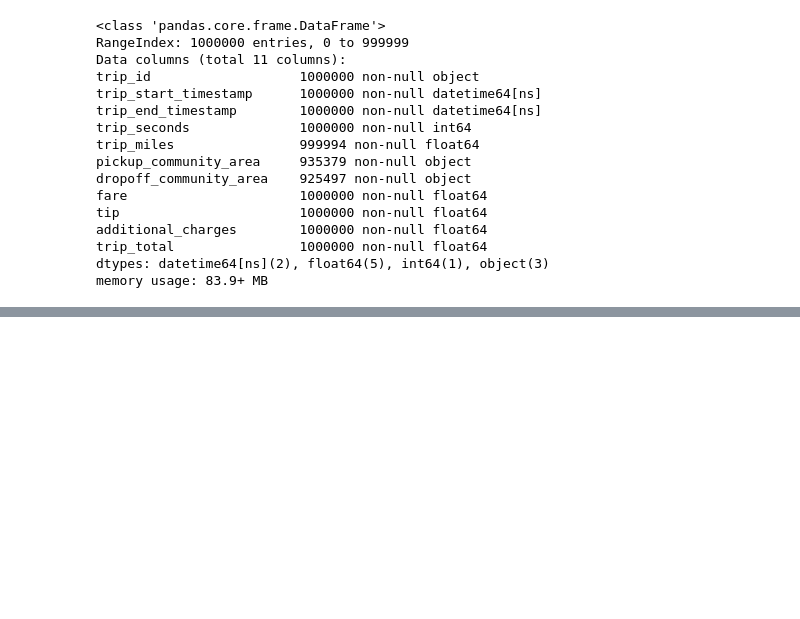
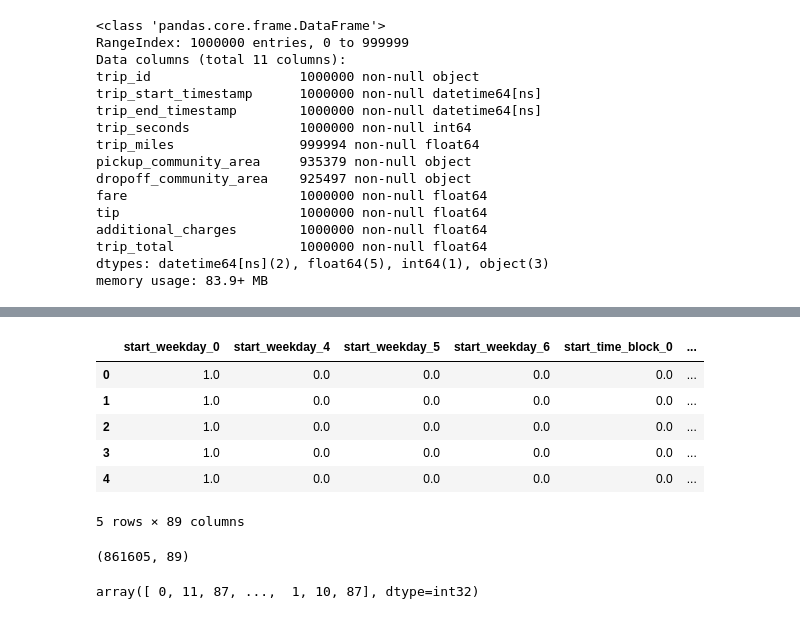
Before and after one commit to muoyo/chicago-ridesharing, a Jupyter notebook: notebooks/rideshare_EDA.ipynb, the cells around one changed output, grey strips where cells are left out. Cells and saved outputs as stored; diff of their text form; code cells hidden in the pictures; blank space fills up the shorter version.

Commit message:
One hot encoding of categorical variables

```diff
--- a/notebooks/rideshare_EDA.ipynb
+++ b/notebooks/rideshare_EDA.ipynb
@@ -124,0 +170,26 @@ df.to_csv('rideshare.csv', index=False)
+# %%
+ohe = OneHotEncoder(handle_unknown='ignore')
+X_cat_ohe = ohe.fit_transform(X_cat)
+columns = ohe.get_feature_names(input_features=X_cat.columns)
+X_cat_df = pd.DataFrame(X_cat_ohe.todense(), columns=columns)
+X_cat_df.head()
+
+# # Combine categorical and continuous features into the final dataframe
+# X_train_all = pd.concat([pd.DataFrame(X_train_imputed_scaled), cat_train_df], axis=1)
+# X_test_all = pd.concat([pd.DataFrame(X_test_imputed_scaled), cat_test_df], axis=1)
+# %% [output]
+|  | start_weekday_0 | start_weekday_4 | start_weekday_5 | start_weekday_6 | start_time_block_0 | ... |
+| 0 | 1.0 | 0.0 | 0.0 | 0.0 | 0.0 | ... |
+| 1 | 1.0 | 0.0 | 0.0 | 0.0 | 0.0 | ... |
+| 2 | 1.0 | 0.0 | 0.0 | 0.0 | 0.0 | ... |
+| 3 | 1.0 | 0.0 | 0.0 | 0.0 | 0.0 | ... |
+| 4 | 1.0 | 0.0 | 0.0 | 0.0 | 0.0 | ... |
+5 rows × 89 columns
+# %%
+X_cat_ohe.shape
+# %% [output]
+(861605, 89)
+# %%
+X_cat_ohe.indices
+# %% [output]
+array([ 0, 11, 87, ...,  1, 10, 87], dtype=int32)
```
Also changed, not shown: parts of 7 cells of this notebook.
